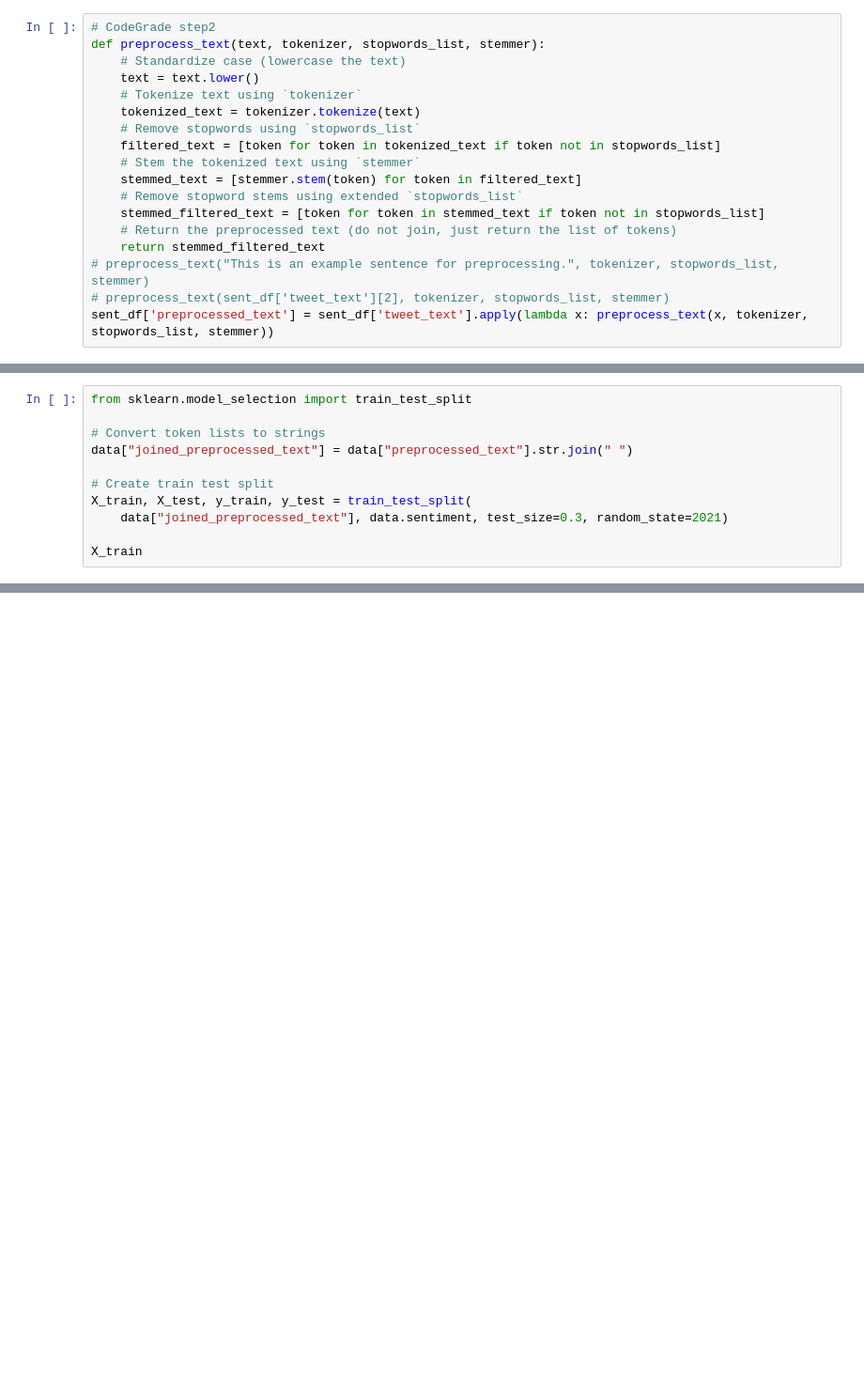
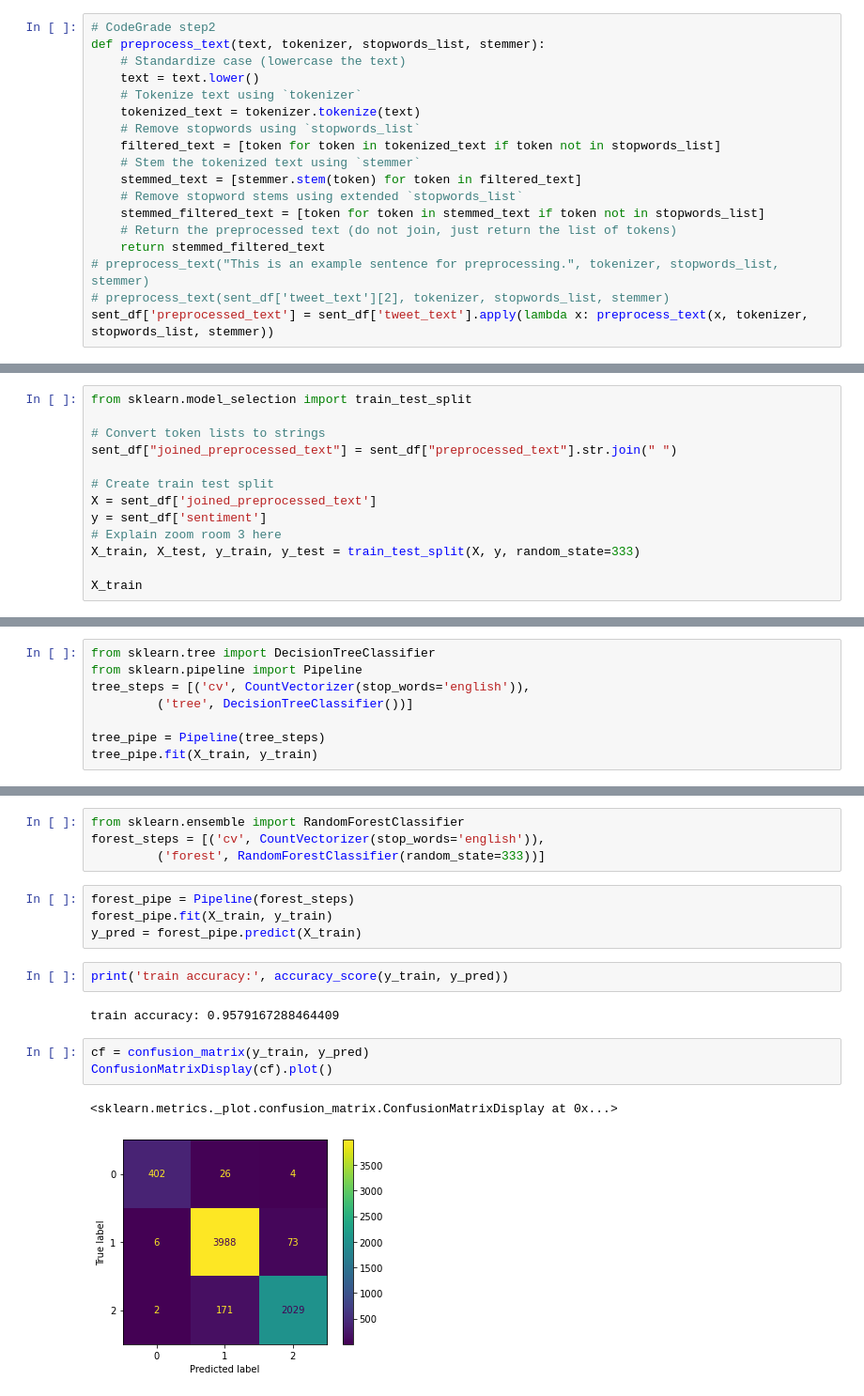
Before and after one commit to Ben-Gilbert333/Twitter_NLP, a Jupyter notebook: bobby_notebook.ipynb, the cells around one changed output, grey strips where cells are left out. Shown at 94% size. Drawn from its saved outputs; the diff is of its cells as text; blank space fills up the shorter version.

```diff
--- a/bobby_notebook.ipynb
+++ b/bobby_notebook.ipynb
@@ -237,10 +194,12 @@ cv = CountVectorizer(stop_words='english')
 from sklearn.model_selection import train_test_split
 
 # Convert token lists to strings
-data["joined_preprocessed_text"] = data["preprocessed_text"].str.join(" ")
+sent_df["joined_preprocessed_text"] = sent_df["preprocessed_text"].str.join(" ")
 
 # Create train test split
-X_train, X_test, y_train, y_test = train_test_split(
-    data["joined_preprocessed_text"], data.sentiment, test_size=0.3, random_state=2021)
+X = sent_df['joined_preprocessed_text']
+y = sent_df['sentiment']
+# Explain zoom room 3 here
+X_train, X_test, y_train, y_test = train_test_split(X, y, random_state=333)
 
 X_train
@@ -246,0 +219,8 @@ X_train
+# %%
+from sklearn.tree import DecisionTreeClassifier
+from sklearn.pipeline import Pipeline
+tree_steps = [('cv', CountVectorizer(stop_words='english')),
+         ('tree', DecisionTreeClassifier())]
+
+tree_pipe = Pipeline(tree_steps)
+tree_pipe.fit(X_train, y_train)
@@ -246,0 +236,18 @@ X_train
+# %%
+from sklearn.ensemble import RandomForestClassifier
+forest_steps = [('cv', CountVectorizer(stop_words='english')),
+         ('forest', RandomForestClassifier(random_state=333))]
+# %%
+forest_pipe = Pipeline(forest_steps)
+forest_pipe.fit(X_train, y_train)
+y_pred = forest_pipe.predict(X_train)
+# %%
+print('train accuracy:', accuracy_score(y_train, y_pred))
+# %% [output]
+train accuracy: 0.9579167288464409
+# %%
+cf = confusion_matrix(y_train, y_pred)
+ConfusionMatrixDisplay(cf).plot()
+# %% [output]
+<sklearn.metrics._plot.confusion_matrix.ConfusionMatrixDisplay at 0x...>
+[figure, added]
```
Also changed, not shown: parts of 34 cells of this notebook.
